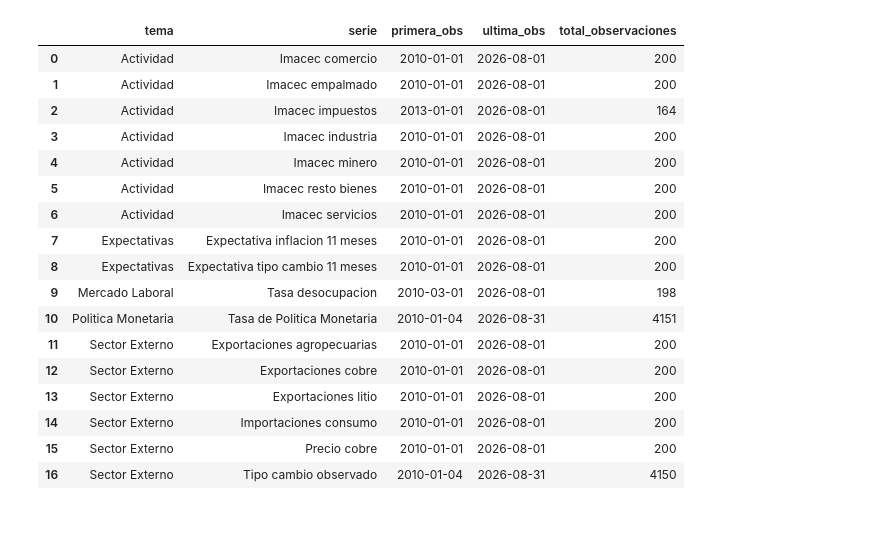
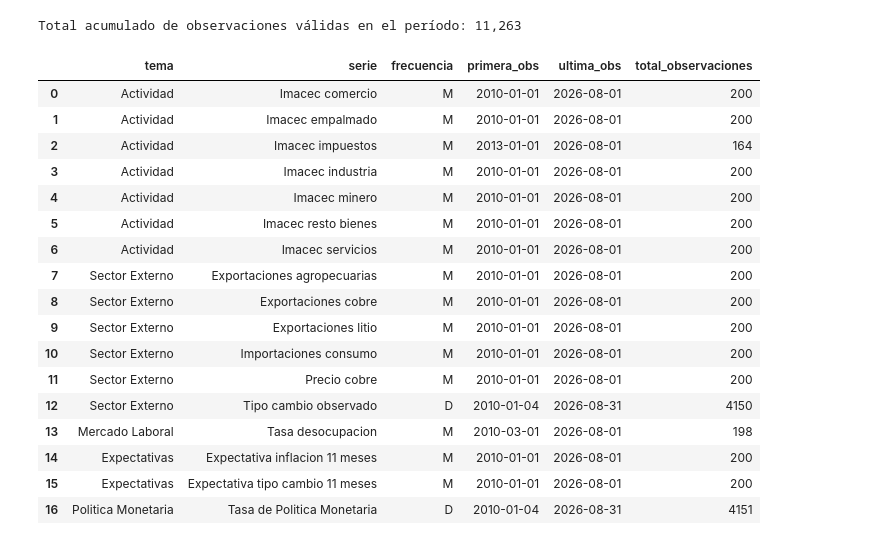
Before and after one commit to matiaspalma1/Portafolio_grupo_12_Imacec, a Jupyter notebook: notebooks/01_pipeline_datos.ipynb, the cells around one changed output. Drawn from its saved outputs; the diff is of its cells as text; code cells hidden in the pictures.

```diff
--- a/notebooks/01_pipeline_datos.ipynb
+++ b/notebooks/01_pipeline_datos.ipynb
@@ -45,9 +53,0 @@ Base de datos lista y actualizada en: C:\Users\mpalm\Downloads\portafolio grupo
-# %%
-# Conexión SQLAlchemy a la base de datos coyuntura.db
-engine = carga_db.obtener_engine()
-
-# Verificar las 3 tablas relacionales del proyecto
-with engine.connect() as conn:
-    tablas = pd.read_sql(text("SELECT name FROM sqlite_master WHERE type IN ('table','view')"), conn)
-
-tablas
@@ -96,39 +136,43 @@ catalogo
 # %%
-# Resumen de cobertura temporal y recuento de observaciones por serie
-consulta_groupby = text("""
-SELECT
-    t.tema,
-    s.nombre AS serie,
-    MIN(o.fecha) AS primera_obs,
-    MAX(o.fecha) AS ultima_obs,
-    COUNT(*) AS total_observaciones
-FROM observaciones o
-JOIN series s ON s.id_serie = o.id_serie
-JOIN temas t ON t.id_tema = s.id_tema
-GROUP BY t.tema, s.nombre
-ORDER BY t.tema, s.nombre;
+# Agregación GROUP BY para verificar cobertura histórica y recuento de registros por serie
+consulta_cobertura = text("""
+    SELECT
+        t.tema,
+        s.nombre AS serie,
+        s.frecuencia,
+        MIN(o.fecha) AS primera_obs,
+        MAX(o.fecha) AS ultima_obs,
+        COUNT(o.valor) AS total_observaciones
+    FROM observaciones AS o
+    JOIN series AS s ON s.id_serie = o.id_serie
+    JOIN temas AS t ON t.id_tema = s.id_tema
+    WHERE o.fecha BETWEEN '2010-01-01' AND '2026-08-31'
+    GROUP BY t.id_tema, t.tema, s.nombre, s.frecuencia
+    ORDER BY t.id_tema, s.nombre;
 """)
 
 with engine.connect() as conn:
-    cobertura = pd.read_sql(consulta_groupby, conn)
+    df_cobertura = pd.read_sql(consulta_cobertura, conn)
 
-cobertura
+print(f"Total acumulado de observaciones válidas en el período: {df_cobertura['total_observaciones'].sum():,}")
+df_cobertura
 # %% [output]
+Total acumulado de observaciones válidas en el período: 11,263
-|  | tema | serie | primera_obs | ultima_obs | total_observaciones |
-| 0 | Actividad | Imacec comercio | 2010-01-01 | 2026-08-01 | 200 |
-| 1 | Actividad | Imacec empalmado | 2010-01-01 | 2026-08-01 | 200 |
-| 2 | Actividad | Imacec impuestos | 2013-01-01 | 2026-08-01 | 164 |
-| 3 | Actividad | Imacec industria | 2010-01-01 | 2026-08-01 | 200 |
-| 4 | Actividad | Imacec minero | 2010-01-01 | 2026-08-01 | 200 |
-| 5 | Actividad | Imacec resto bienes | 2010-01-01 | 2026-08-01 | 200 |
-| 6 | Actividad | Imacec servicios | 2010-01-01 | 2026-08-01 | 200 |
-| 7 | Expectativas | Expectativa inflacion 11 meses | 2010-01-01 | 2026-08-01 | 200 |
-| 8 | Expectativas | Expectativa tipo cambio 11 meses | 2010-01-01 | 2026-08-01 | 200 |
-| 9 | Mercado Laboral | Tasa desocupacion | 2010-03-01 | 2026-08-01 | 198 |
-| 10 | Politica Monetaria | Tasa de Politica Monetaria | 2010-01-04 | 2026-08-31 | 4151 |
-| 11 | Sector Externo | Exportaciones agropecuarias | 2010-01-01 | 2026-08-01 | 200 |
-| 12 | Sector Externo | Exportaciones cobre | 2010-01-01 | 2026-08-01 | 200 |
-| 13 | Sector Externo | Exportaciones litio | 2010-01-01 | 2026-08-01 | 200 |
-| 14 | Sector Externo | Importaciones consumo | 2010-01-01 | 2026-08-01 | 200 |
-| 15 | Sector Externo | Precio cobre | 2010-01-01 | 2026-08-01 | 200 |
-| 16 | Sector Externo | Tipo cambio observado | 2010-01-04 | 2026-08-31 | 4150 |
+|  | tema | serie | frecuencia | primera_obs | ultima_obs | total_observaciones |
+| 0 | Actividad | Imacec comercio | M | 2010-01-01 | 2026-08-01 | 200 |
+| 1 | Actividad | Imacec empalmado | M | 2010-01-01 | 2026-08-01 | 200 |
+| 2 | Actividad | Imacec impuestos | M | 2013-01-01 | 2026-08-01 | 164 |
+| 3 | Actividad | Imacec industria | M | 2010-01-01 | 2026-08-01 | 200 |
+| 4 | Actividad | Imacec minero | M | 2010-01-01 | 2026-08-01 | 200 |
+| 5 | Actividad | Imacec resto bienes | M | 2010-01-01 | 2026-08-01 | 200 |
+| 6 | Actividad | Imacec servicios | M | 2010-01-01 | 2026-08-01 | 200 |
+| 7 | Sector Externo | Exportaciones agropecuarias | M | 2010-01-01 | 2026-08-01 | 200 |
+| 8 | Sector Externo | Exportaciones cobre | M | 2010-01-01 | 2026-08-01 | 200 |
+| 9 | Sector Externo | Exportaciones litio | M | 2010-01-01 | 2026-08-01 | 200 |
+| 10 | Sector Externo | Importaciones consumo | M | 2010-01-01 | 2026-08-01 | 200 |
+| 11 | Sector Externo | Precio cobre | M | 2010-01-01 | 2026-08-01 | 200 |
+| 12 | Sector Externo | Tipo cambio observado | D | 2010-01-04 | 2026-08-31 | 4150 |
+| 13 | Mercado Laboral | Tasa desocupacion | M | 2010-03-01 | 2026-08-01 | 198 |
+| 14 | Expectativas | Expectativa inflacion 11 meses | M | 2010-01-01 | 2026-08-01 | 200 |
+| 15 | Expectativas | Expectativa tipo cambio 11 meses | M | 2010-01-01 | 2026-08-01 | 200 |
+| 16 | Politica Monetaria | Tasa de Politica Monetaria | D | 2010-01-04 | 2026-08-31 | 4151 |
```
Also changed, not shown: parts of 12 cells of this notebook, 12 other files.
